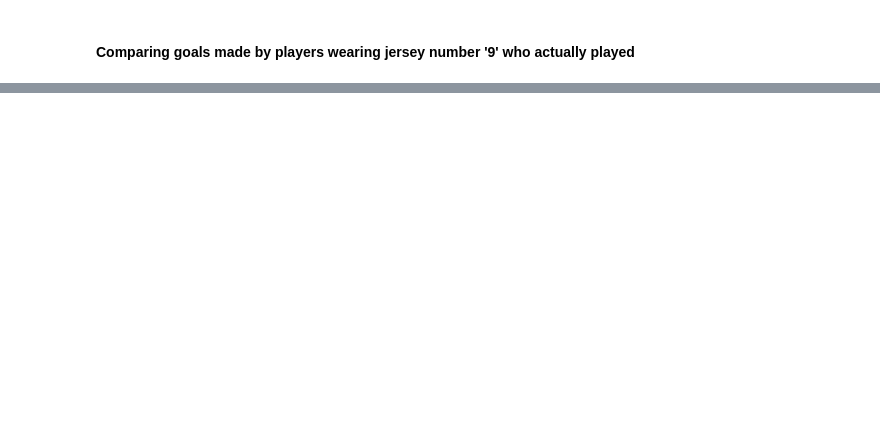
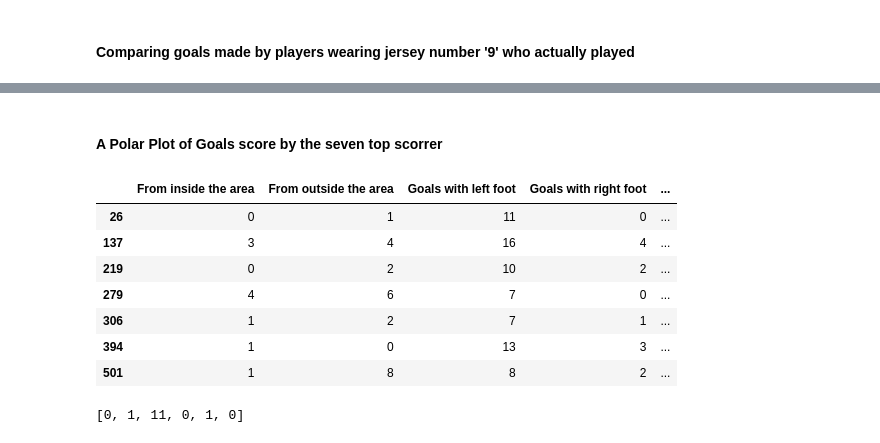
Before and after one commit to wzoungrana/la_liga, a Jupyter notebook: laliga_eda.ipynb, the cells around one changed output, grey strips where cells are left out. Saved outputs shown, nothing was run; the diff lists cells and outputs as text; code cells hidden in the pictures; blank space fills up the shorter version.

Commit message:
added polar plot of top scorer

```diff
--- a/laliga_eda.ipynb
+++ b/laliga_eda.ipynb
@@ -210,0 +215,15 @@ forw = forw[forw['Full games played'] != 0]
+# %% [markdown]
+#### A Polar Plot of Goals score by the seven top scorrer
+# %%
+forw_goal = forw.loc[rows, ["From inside the area","From outside the area", "Goals with left foot", "Goals with right foot", "Penalties scored.1", "Goals scored with header"]]
+# %%
+forw_goal
+# %% [output]
+|  | From inside the area | From outside the area | Goals with left foot | Goals with right foot | ... |
+| 26 | 0 | 1 | 11 | 0 | ... |
+| 137 | 3 | 4 | 16 | 4 | ... |
+| 219 | 0 | 2 | 10 | 2 | ... |
+| 279 | 4 | 6 | 7 | 0 | ... |
+| 306 | 1 | 2 | 7 | 1 | ... |
+| 394 | 1 | 0 | 13 | 3 | ... |
+| 501 | 1 | 8 | 8 | 2 | ... |
@@ -210,0 +234,4 @@ forw = forw[forw['Full games played'] != 0]
+# %%
+list(forw_goal.loc[26])
+# %% [output]
+[0, 1, 11, 0, 1, 0]
```
Also changed, not shown: parts of 16 cells of this notebook.
